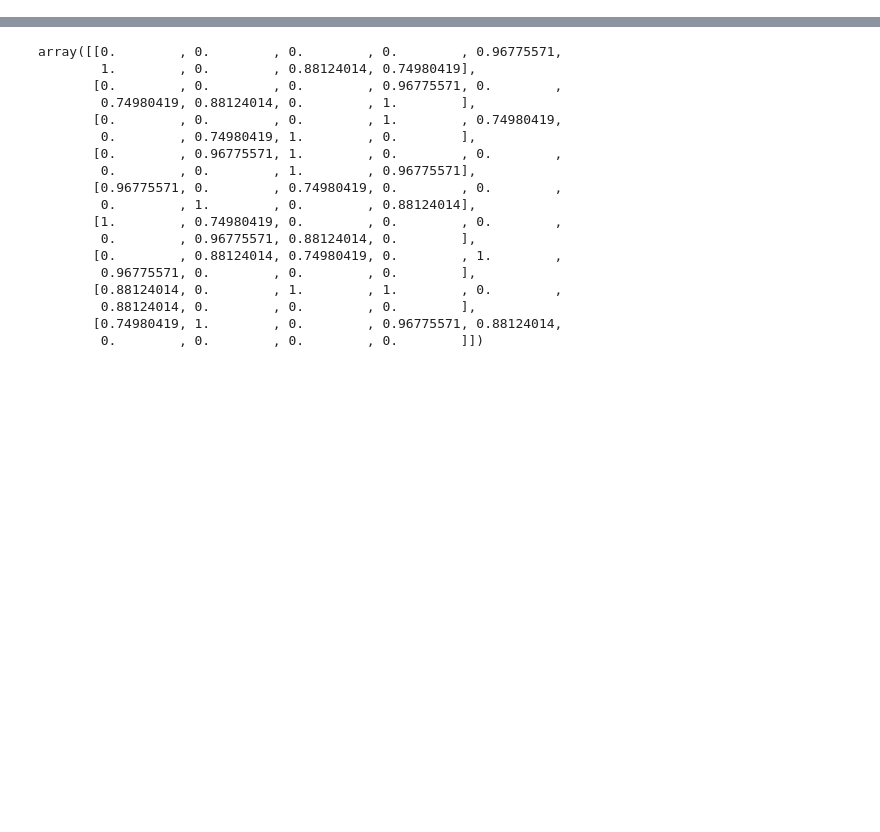
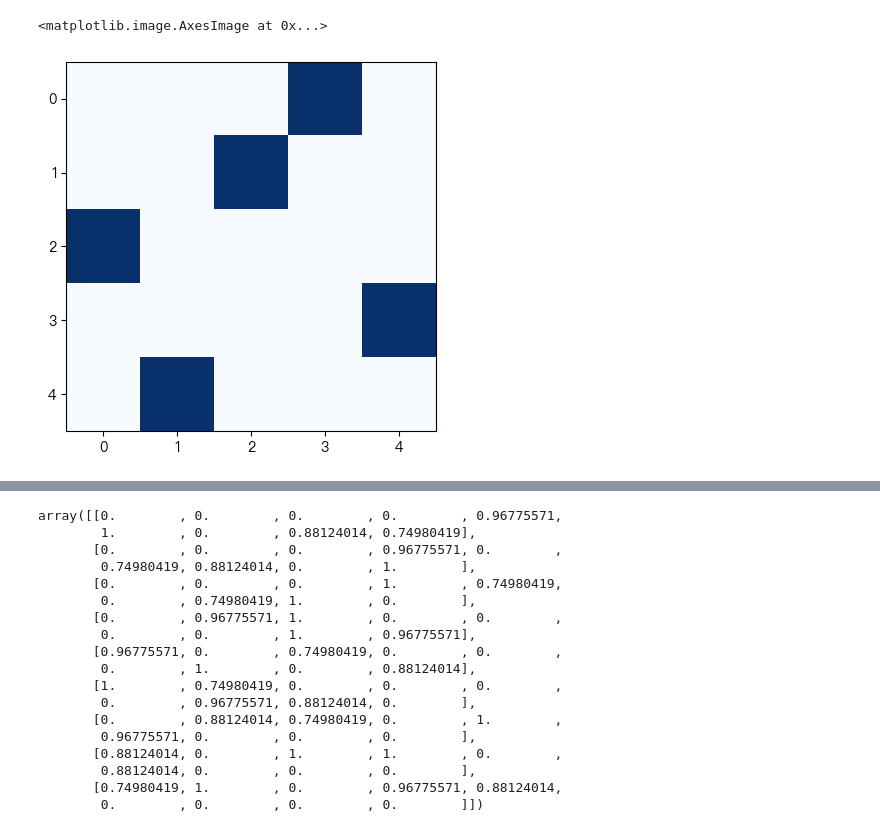
Before and after one commit to Paradox315/late_fusion_simulator, a Jupyter notebook: notebooks/graph_match.ipynb, the cells around one changed output, grey strips where cells are left out. Drawn from its saved outputs; the diff is of its cells as text; code cells hidden in the pictures; blank space fills up the shorter version.

```diff
--- a/notebooks/graph_match.ipynb
+++ b/notebooks/graph_match.ipynb
@@ -19,6 +19,11 @@ np.fill_diagonal(A1, 0)
 A2 = np.matmul(np.matmul(X_gt.T, A1), X_gt)
 n1 = np.array([num_nodes])
 n2 = np.array([num_nodes])
+# %%
+plt.imshow(X_gt,cmap='Blues')
+# %% [output]
+<matplotlib.image.AxesImage at 0x...>
+[figure, added]
 # %%
 plt.figure(figsize=(8, 4))
 G1 = nx.from_numpy_array(A1)
```
Also changed, not shown: parts of 5 cells of this notebook, 7 other files.
